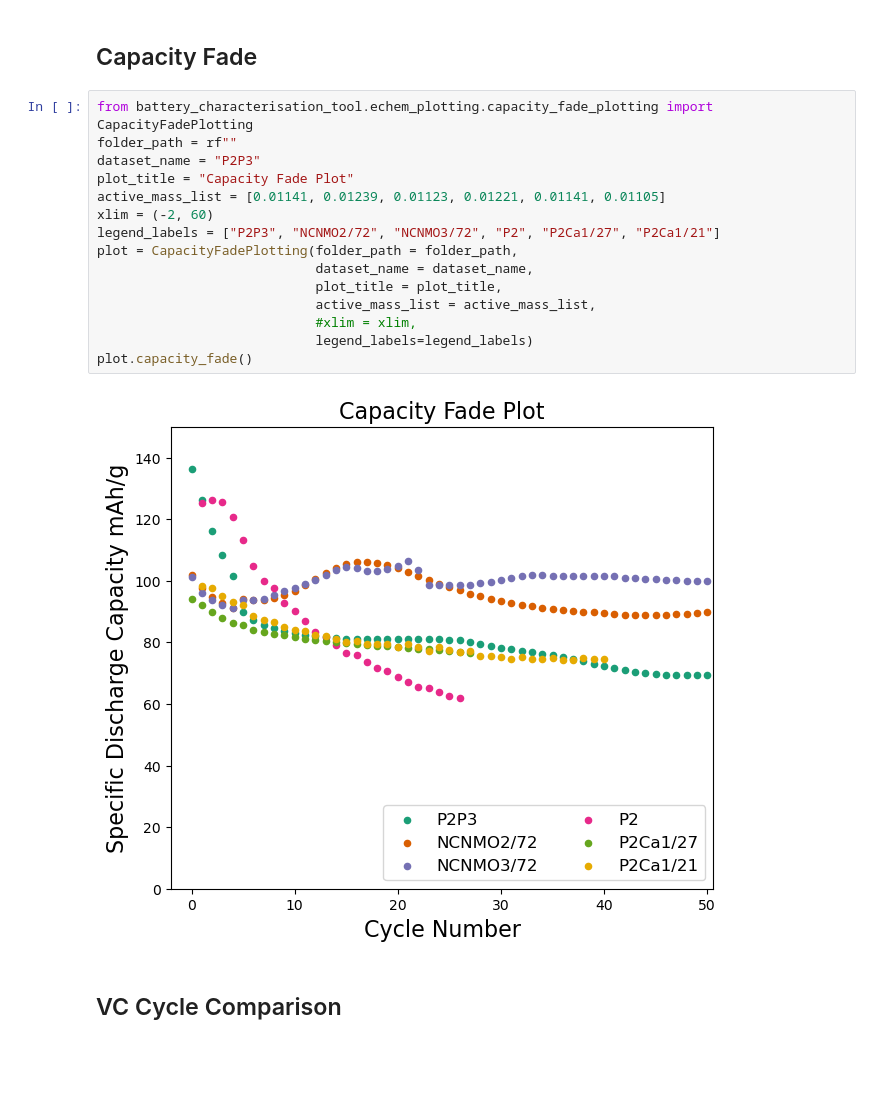
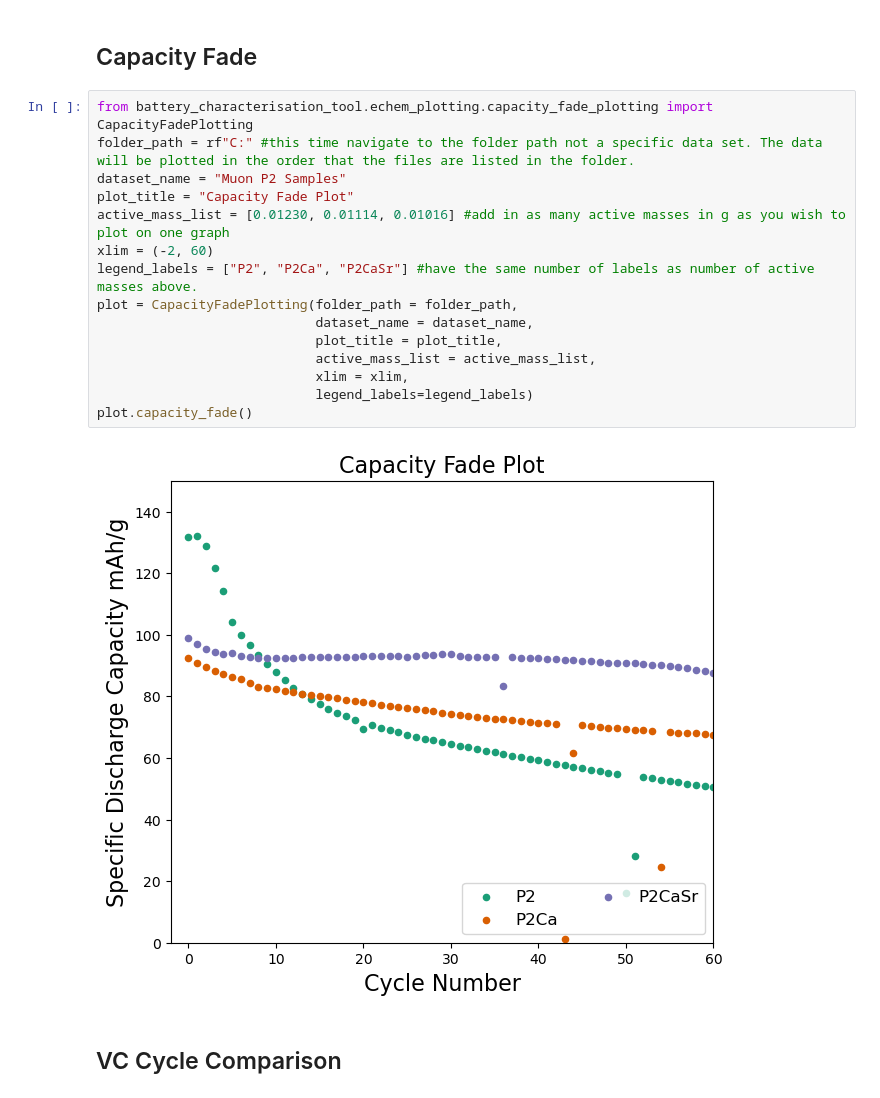
Before and after one commit to zoehwright/battery_characterisation_tool, a Jupyter notebook: battery_characterisation_tool/echem_plotting/templates/capacity_fade_plotting.ipynb, the cells around one changed output. Cells and saved outputs as stored; diff of their text form; blank space fills up the shorter version.

```diff
--- a/battery_characterisation_tool/echem_plotting/templates/capacity_fade_plotting.ipynb
+++ b/battery_characterisation_tool/echem_plotting/templates/capacity_fade_plotting.ipynb
@@ -23,21 +25,21 @@ plot.capacity_fade_ce()
 ## Capacity Fade
 # %%
 from battery_characterisation_tool.echem_plotting.capacity_fade_plotting import CapacityFadePlotting
-folder_path = rf""
-dataset_name = "P2P3"
+folder_path = rf"C:" #this time navigate to the folder path not a specific data set. The data will be plotted in the order that the files are listed in the folder.
+dataset_name = "Muon P2 Samples"
 plot_title = "Capacity Fade Plot"
-active_mass_list = [0.01141, 0.01239, 0.01123, 0.01221, 0.01141, 0.01105]
+active_mass_list = [0.01230, 0.01114, 0.01016] #add in as many active masses in g as you wish to plot on one graph
 xlim = (-2, 60)
-legend_labels = ["P2P3", "NCNMO2/72", "NCNMO3/72", "P2", "P2Ca1/27", "P2Ca1/21"]
+legend_labels = ["P2", "P2Ca", "P2CaSr"] #have the same number of labels as number of active masses above.
 plot = CapacityFadePlotting(folder_path = folder_path,
                             dataset_name = dataset_name,
                             plot_title = plot_title,
                             active_mass_list = active_mass_list,
-                            #xlim = xlim,
+                            xlim = xlim,
                             legend_labels=legend_labels)
 plot.capacity_fade()
 # %% [output]
-[figure, old version]
+[figure, new version]
 # %% [markdown]
 ## VC Cycle Comparison
 # %%
```
Also changed, not shown: parts of 4 cells of this notebook, 9 other files.
